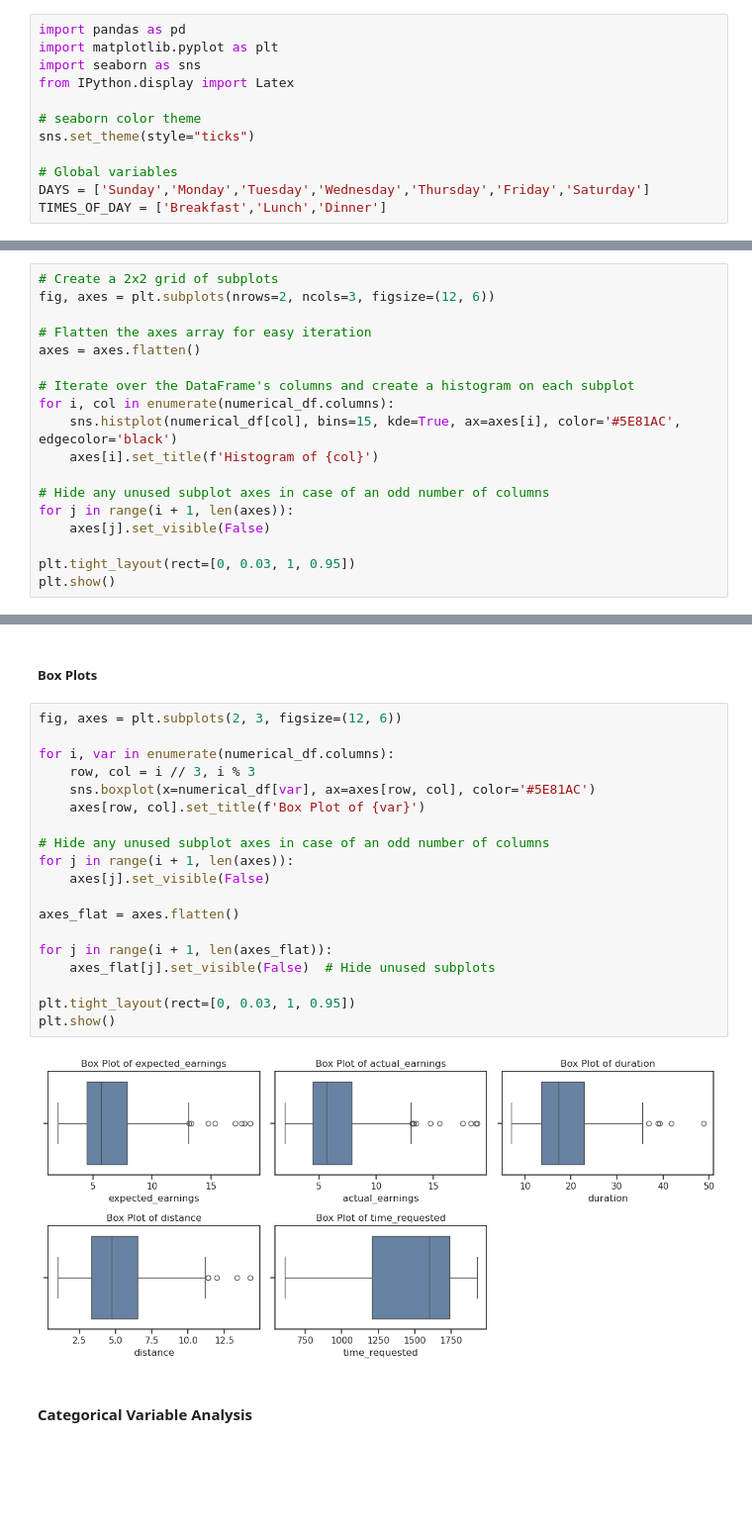
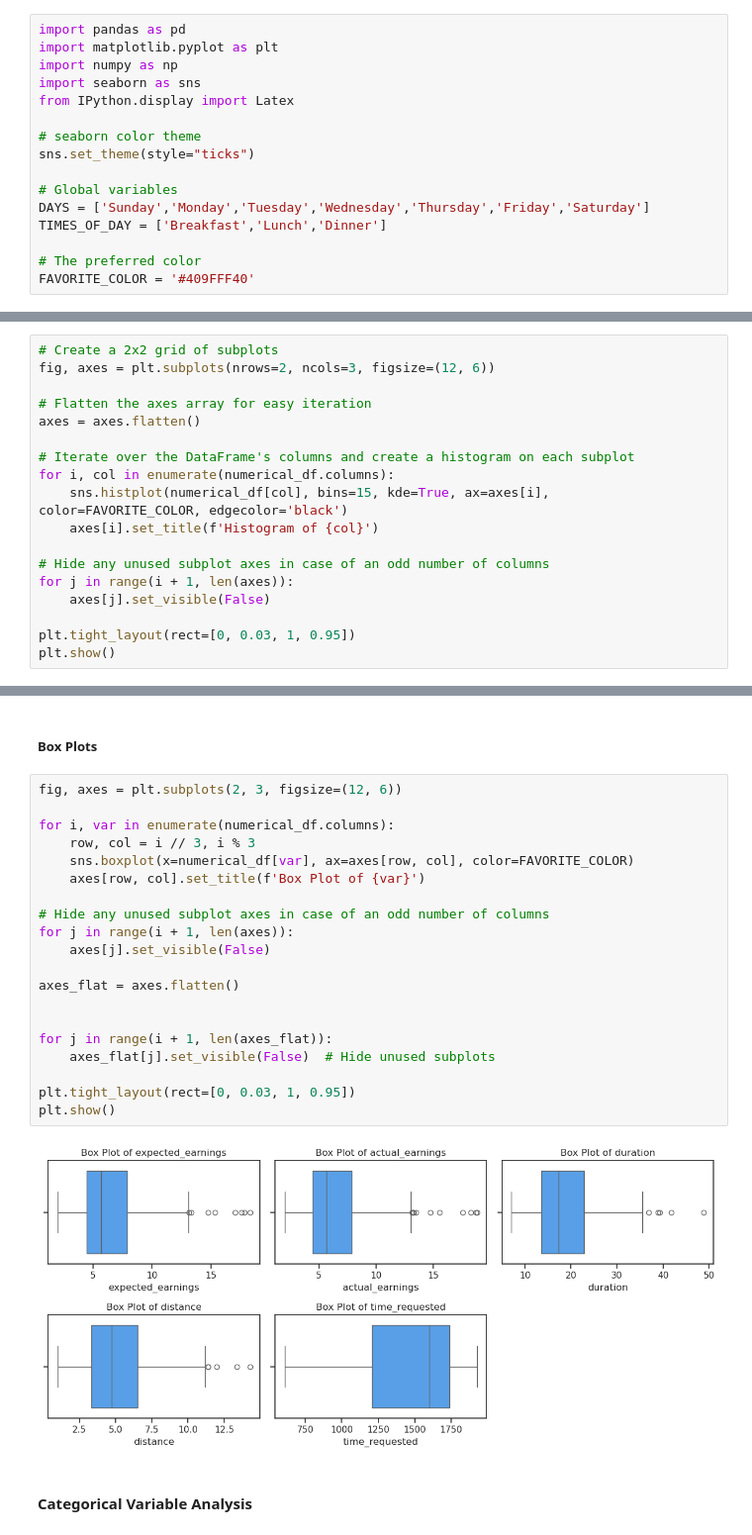
Before and after one commit to cyobero/rideshare-analysis, a Jupyter notebook: analysis.ipynb, the cells around one changed output, grey strips where cells are left out. Shown at 99% size. Cells and saved outputs as stored; diff of their text form; blank space fills up the shorter version.

```diff
--- a/analysis.ipynb
+++ b/analysis.ipynb
@@ -4,6 +4,7 @@ Exploratory Data Analysis of Rideshare Data
 # %%
 import pandas as pd
 import matplotlib.pyplot as plt
+import numpy as np
 import seaborn as sns
 from IPython.display import Latex
 
@@ -13,6 +14,9 @@ sns.set_theme(style="ticks")
 # Global variables
 DAYS = ['Sunday','Monday','Tuesday','Wednesday','Thursday','Friday','Saturday']
 TIMES_OF_DAY = ['Breakfast','Lunch','Dinner']
+
+# The preferred color
+FAVORITE_COLOR = '#409FFF40'
 # %% [markdown]
 ## Data Preparation and Cleaning
 # %% [markdown]
@@ -208,7 +212,7 @@ axes = axes.flatten()
 
 # Iterate over the DataFrame's columns and create a histogram on each subplot
 for i, col in enumerate(numerical_df.columns):
-    sns.histplot(numerical_df[col], bins=15, kde=True, ax=axes[i], color='#5E81AC', edgecolor='black')
+    sns.histplot(numerical_df[col], bins=15, kde=True, ax=axes[i], color=FAVORITE_COLOR, edgecolor='black')
     axes[i].set_title(f'Histogram of {col}')
 
 # Hide any unused subplot axes in case of an odd number of columns
@@ -224,24 +228,25 @@ plt.show()
 # %%
 fig, axes = plt.subplots(2, 3, figsize=(12, 6))
 
 for i, var in enumerate(numerical_df.columns):
     row, col = i // 3, i % 3
-    sns.boxplot(x=numerical_df[var], ax=axes[row, col], color='#5E81AC')
+    sns.boxplot(x=numerical_df[var], ax=axes[row, col], color=FAVORITE_COLOR)
     axes[row, col].set_title(f'Box Plot of {var}')
 
 # Hide any unused subplot axes in case of an odd number of columns
 for j in range(i + 1, len(axes)):
     axes[j].set_visible(False)
 
 axes_flat = axes.flatten()
 
+
 for j in range(i + 1, len(axes_flat)):
     axes_flat[j].set_visible(False)  # Hide unused subplots
 
 plt.tight_layout(rect=[0, 0.03, 1, 0.95])
 plt.show()
 # %% [output]
-[figure, old version]
+[figure, new version]
 # %% [markdown]
 #### Categorical Variable Analysis
 # %%
```
Also changed, not shown: parts of 10 cells of this notebook.
